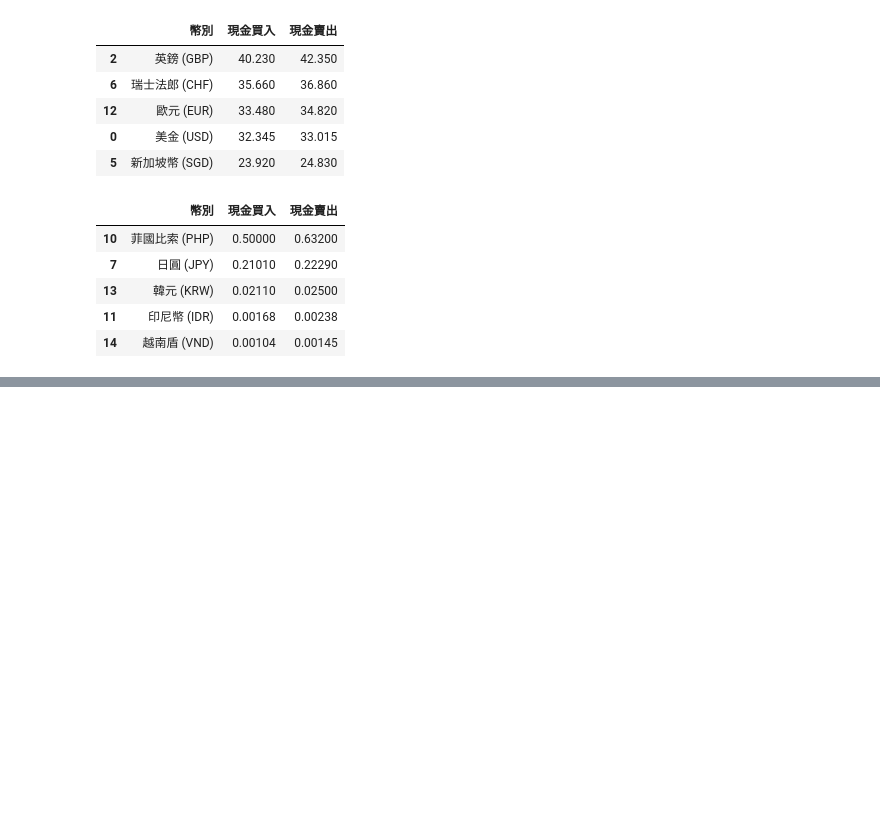
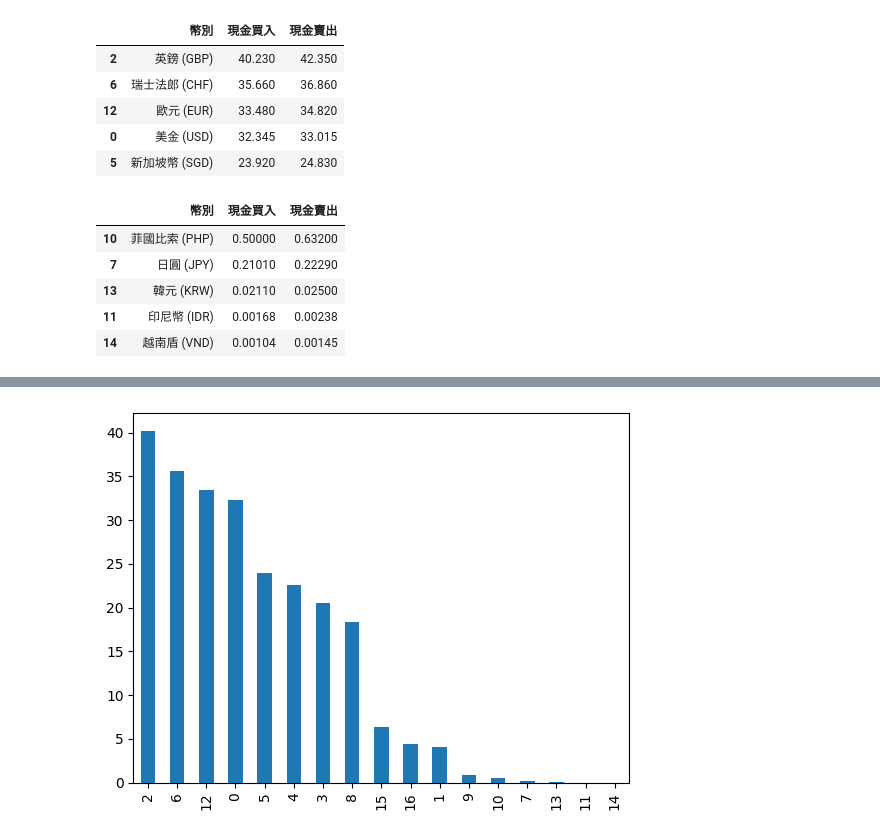
Before and after one commit to jessiehsu731/python_analysis, a Jupyter notebook: lesson6_2.ipynb, the cells around one changed output, grey strips where cells are left out. Saved outputs shown, nothing was run; the diff lists cells and outputs as text; code cells hidden in the pictures; blank space fills up the shorter version.

```diff
--- a/lesson6_2.ipynb
+++ b/lesson6_2.ipynb
@@ -198,0 +222,8 @@ df.tail()
+# %%
+#https://github.com/roberthsu2003/PythonForDataAnalysis/blob/master/%E7%B9%AA%E5%9C%96%E5%92%8C%E8%A6%96%E8%A6%BA%E5%B1%95%E7%A4%BA/.ipynb_checkpoints/visualization-checkpoint.ipynb
+import matplotlib.pyplot as plt
+#1. 製作figure
+df["現金買入"].plot(kind='bar')
+plt.show()
+# %% [output]
+[figure, added]
```
Also changed, not shown: parts of 2 cells of this notebook, 1 other file.
